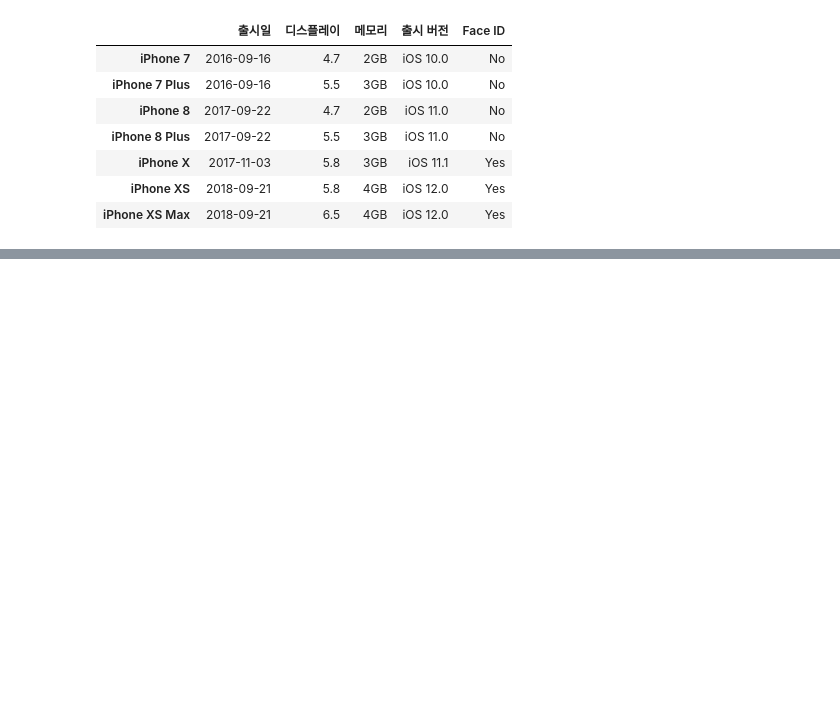
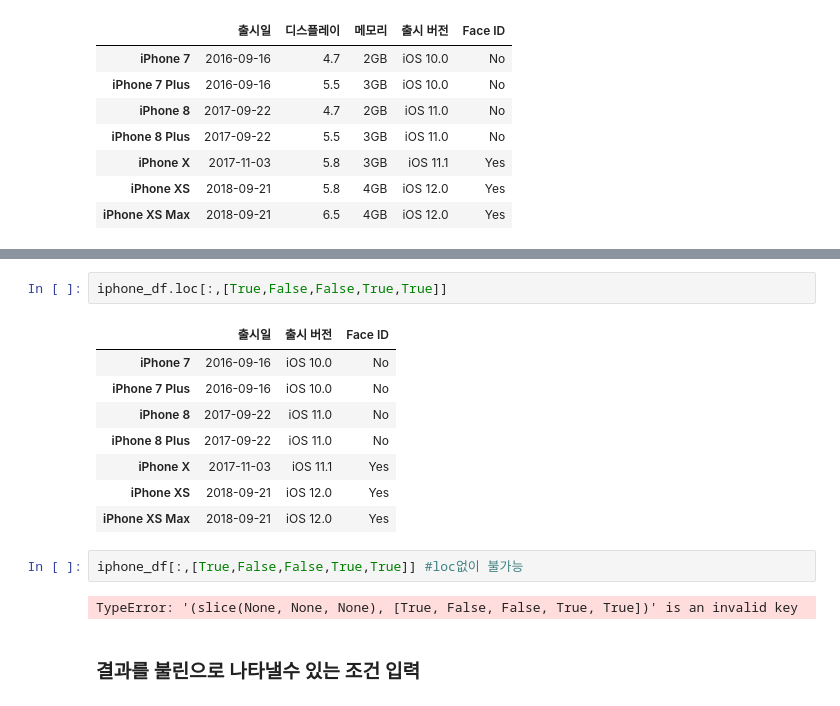
Before and after one commit to julesdata/Python, a Jupyter notebook: 코드잇_데이터사이언스입문/Data Frame 다루기.ipynb, the cells around one changed output, grey strips where cells are left out. Saved outputs shown, nothing was run; the diff lists cells and outputs as text; blank space fills up the shorter version.

```diff
--- a/코드잇_데이터사이언스입문/Data Frame 다루기.ipynb
+++ b/코드잇_데이터사이언스입문/Data Frame 다루기.ipynb
@@ -16,0 +158,17 @@ iphone_df
+# %%
+iphone_df.loc[:,[True,False,False,True,True]]
+# %% [output]
+|  | 출시일 | 출시 버전 | Face ID |
+| iPhone 7 | 2016-09-16 | iOS 10.0 | No |
+| iPhone 7 Plus | 2016-09-16 | iOS 10.0 | No |
+| iPhone 8 | 2017-09-22 | iOS 11.0 | No |
+| iPhone 8 Plus | 2017-09-22 | iOS 11.0 | No |
+| iPhone X | 2017-11-03 | iOS 11.1 | Yes |
+| iPhone XS | 2018-09-21 | iOS 12.0 | Yes |
+| iPhone XS Max | 2018-09-21 | iOS 12.0 | Yes |
+# %%
+iphone_df[:,[True,False,False,True,True]] #loc없이 불가능
+# %% [output]
+TypeError: '(slice(None, None, None), [True, False, False, True, True])' is an invalid key
+# %% [markdown]
+### 결과를 불린으로 나타낼수 있는 조건 입력
```
Also changed, not shown: parts of 26 cells of this notebook.
